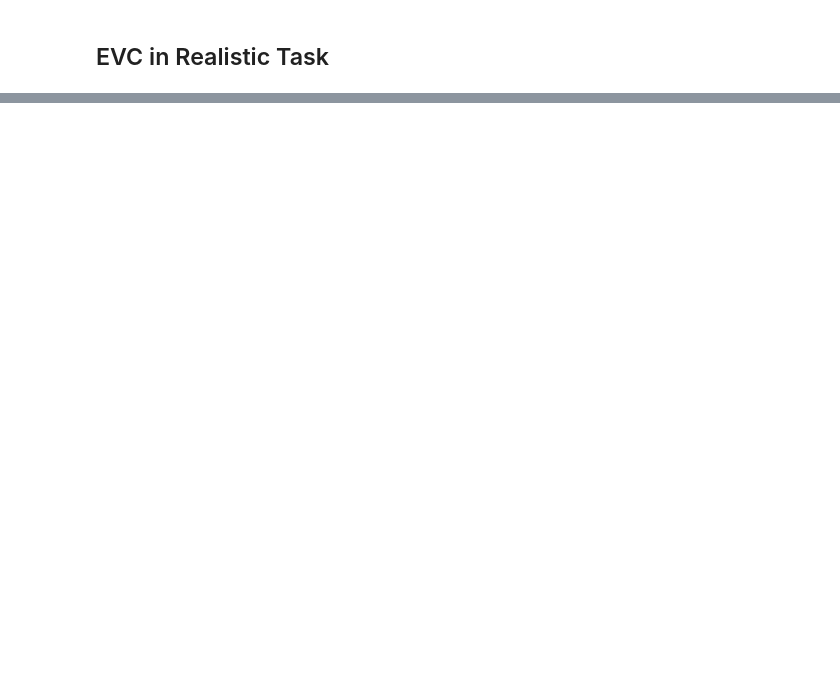
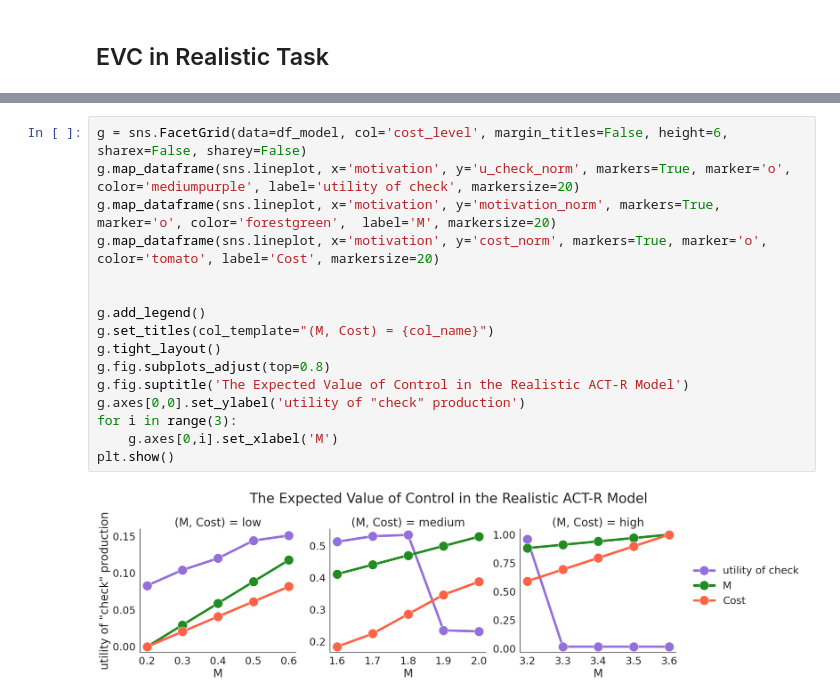
Before and after one commit to yangyuxue2333/ACTR-Simon-Re, a Jupyter notebook: analysis/test_simon_evc.ipynb, the cells around one changed output, grey strips where cells are left out. Saved outputs shown, nothing was run; the diff lists cells and outputs as text; blank space fills up the shorter version.

```diff
--- a/analysis/test_simon_evc.ipynb
+++ b/analysis/test_simon_evc.ipynb
@@ -89 +113,19 @@ df_model[['motivation', 'motivation_level', 'cost', 'cost_level', 'control_inten
+# %%
+g = sns.FacetGrid(data=df_model, col='cost_level', margin_titles=False, height=6, sharex=False, sharey=False)
+g.map_dataframe(sns.lineplot, x='motivation', y='u_check_norm', markers=True, marker='o', color='mediumpurple', label='utility of check', markersize=20)
+g.map_dataframe(sns.lineplot, x='motivation', y='motivation_norm', markers=True, marker='o', color='forestgreen',  label='M', markersize=20)
+g.map_dataframe(sns.lineplot, x='motivation', y='cost_norm', markers=True, marker='o', color='tomato', label='Cost', markersize=20)
+
+
+g.add_legend()
+g.set_titles(col_template="(M, Cost) = {col_name}")
+g.tight_layout()
+g.fig.subplots_adjust(top=0.8)
+g.fig.suptitle('The Expected Value of Control in the Realistic ACT-R Model')
+g.axes[0,0].set_ylabel('utility of "check" production')
+for i in range(3):
+    g.axes[0,i].set_xlabel('M')
+plt.show()
+# %% [output]
+[figure, added]
 # %%
```
Also changed, not shown: parts of 14 cells of this notebook, 2 other files.
